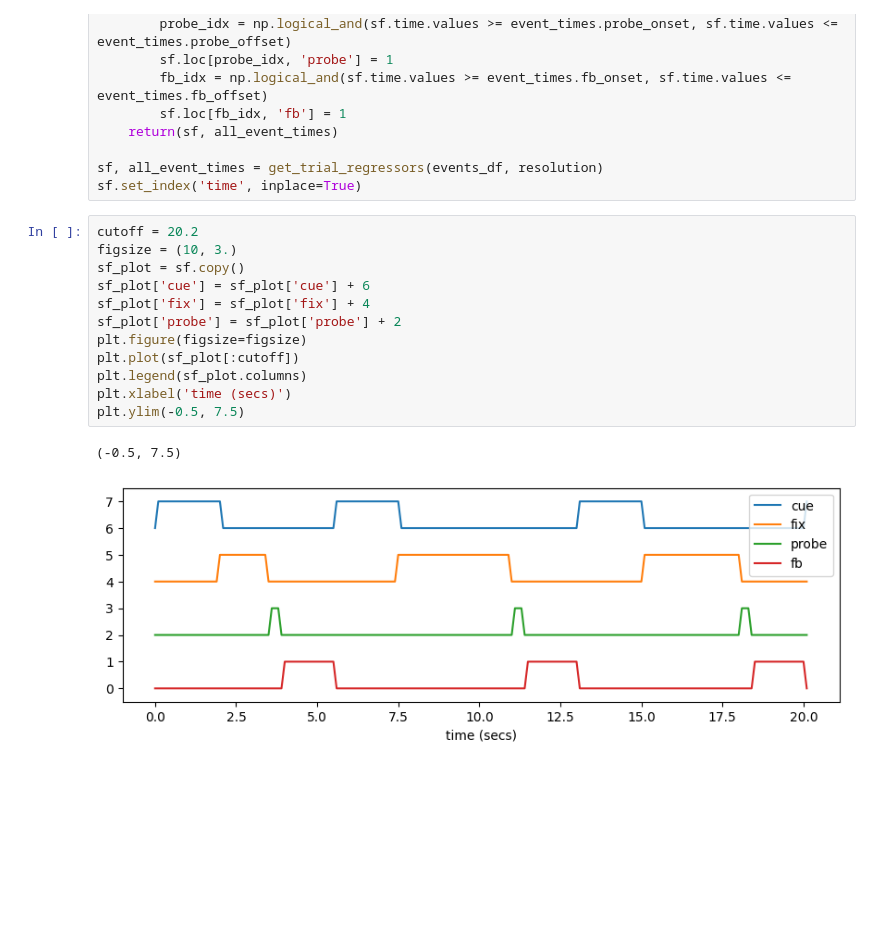
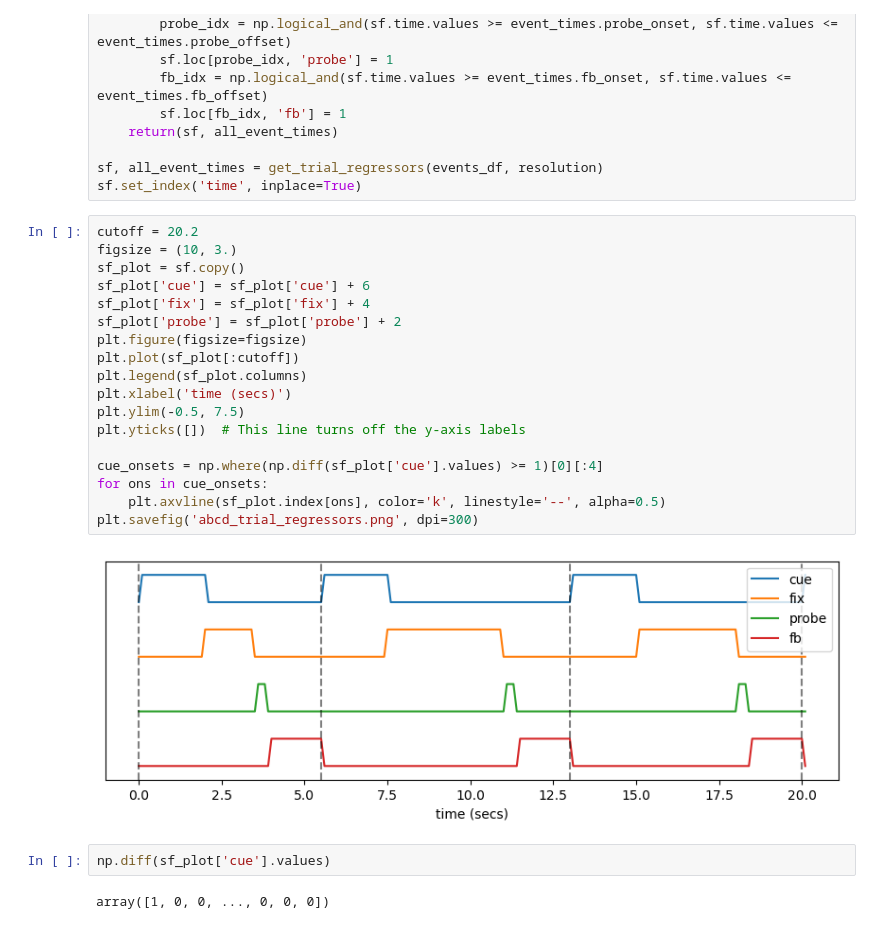
Before and after one commit to poldrack/MID_simulations, a Jupyter notebook: abcd_model_figure.ipynb, the cells around one changed output. Cells and saved outputs as stored; diff of their text form; blank space fills up the shorter version.

Commit message:
fix figures

```diff
--- a/abcd_model_figure.ipynb
+++ b/abcd_model_figure.ipynb
@@ -77,18 +77,27 @@ sf.set_index('time', inplace=True)
 # %%
 cutoff = 20.2
 figsize = (10, 3.)
 sf_plot = sf.copy()
 sf_plot['cue'] = sf_plot['cue'] + 6
 sf_plot['fix'] = sf_plot['fix'] + 4
 sf_plot['probe'] = sf_plot['probe'] + 2
 plt.figure(figsize=figsize)
 plt.plot(sf_plot[:cutoff])
 plt.legend(sf_plot.columns)
 plt.xlabel('time (secs)')
 plt.ylim(-0.5, 7.5)
+plt.yticks([])  # This line turns off the y-axis labels
+
+cue_onsets = np.where(np.diff(sf_plot['cue'].values) >= 1)[0][:4]
+for ons in cue_onsets:
+    plt.axvline(sf_plot.index[ons], color='k', linestyle='--', alpha=0.5)
+plt.savefig('abcd_trial_regressors.png', dpi=300)
 # %% [output]
-(-0.5, 7.5)
-[figure, old version]
+[figure, new version]
+# %%
+np.diff(sf_plot['cue'].values)
+# %% [output]
+array([1, 0, 0, ..., 0, 0, 0])
 # %%
 cutoff = 20.2
 figsize = (10, 1.)
```
Also changed, not shown: parts of 7 cells of this notebook.
